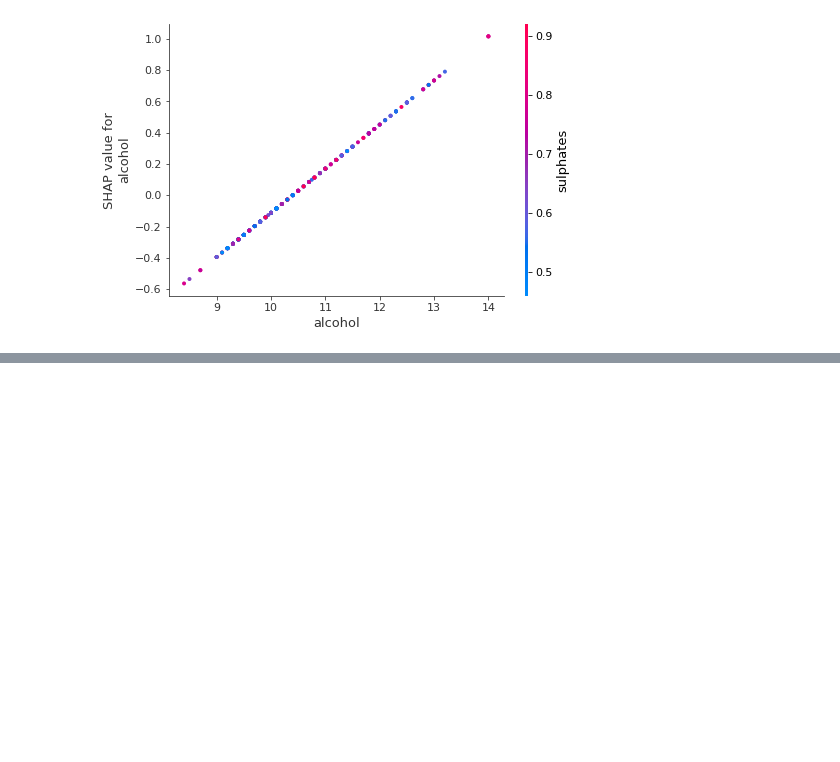
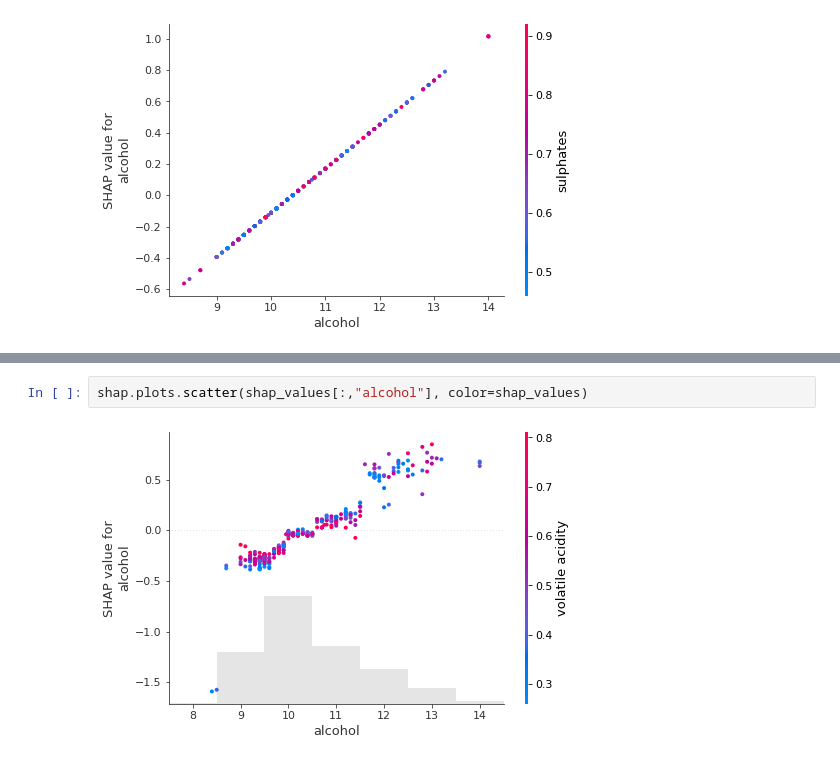
Before and after one commit to sanazMj/AI-interpretability, a Jupyter notebook: Kernel_SHAP_example.ipynb, the cells around one changed output, grey strips where cells are left out. Saved outputs shown, nothing was run; the diff lists cells and outputs as text; blank space fills up the shorter version.

```diff
--- a/Kernel_SHAP_example.ipynb
+++ b/Kernel_SHAP_example.ipynb
@@ -126,0 +160,4 @@ shap.dependence_plot('alcohol', shap_values, X_test)
+# %%
+shap.plots.scatter(shap_values[:,"alcohol"], color=shap_values)
+# %% [output]
+[figure, added]
```
Also changed, not shown: parts of 5 cells of this notebook.
